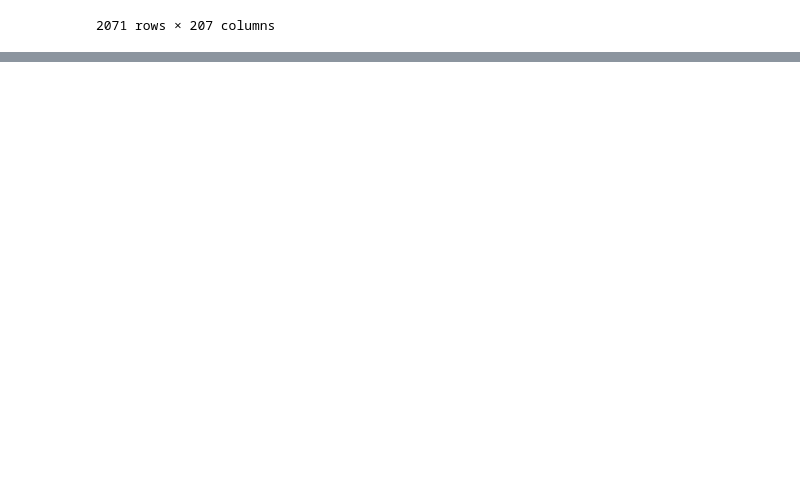
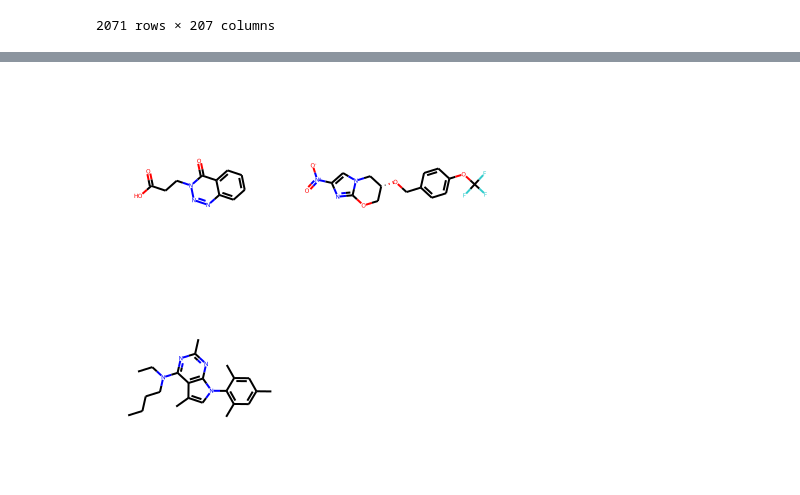
Before and after one commit to jamesleocodes/p_chem_CEVR, a Jupyter notebook: logP/mlp_deviations.ipynb, the cells around one changed output, grey strips where cells are left out. Drawn from its saved outputs; the diff is of its cells as text; code cells hidden in the pictures; blank space fills up the shorter version.

Commit message:
p_chem

```diff
--- a/logP/mlp_deviations.ipynb
+++ b/logP/mlp_deviations.ipynb
@@ -279,0 +326,11 @@ mlp_df.iloc[list(mlp_df['Deviation'].nlargest(3).index)]
+# %%
+smiles = [
+    'O=C(O)CCn1nnc2ccccc2c1=O',
+    'O=[N+]([O-])c1cn2c(n1)OC[C@@H](OCc1ccc(OC(F)(F)F)cc1)C2',
+    'CCCCN(CC)c1nc(C)nc2c1c(C)cn2-c1c(C)cc(C)cc1C'
+]
+
+mols = [Chem.MolFromSmiles(smi) for smi in smiles]
+Draw.MolsToGridImage(mols, molsPerRow=2, subImgSize=(200, 200))
+# %% [output]
+[figure, added]
```
Also changed, not shown: parts of 16 cells of this notebook.
